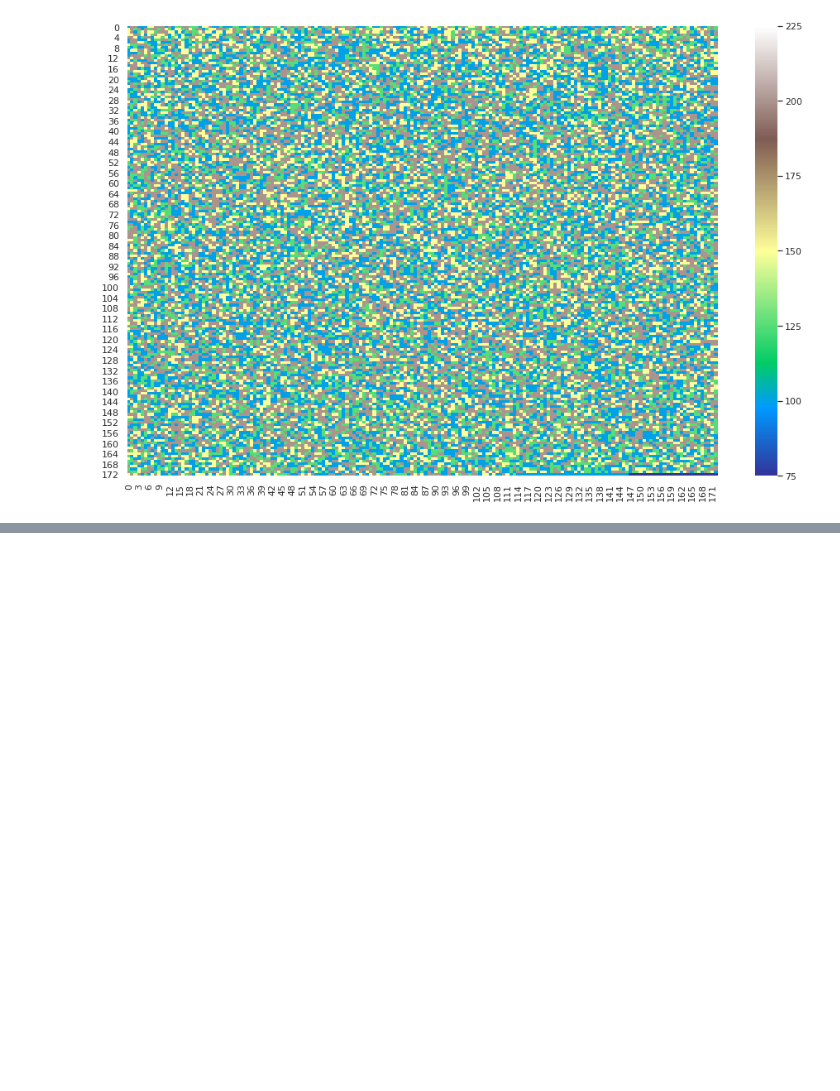
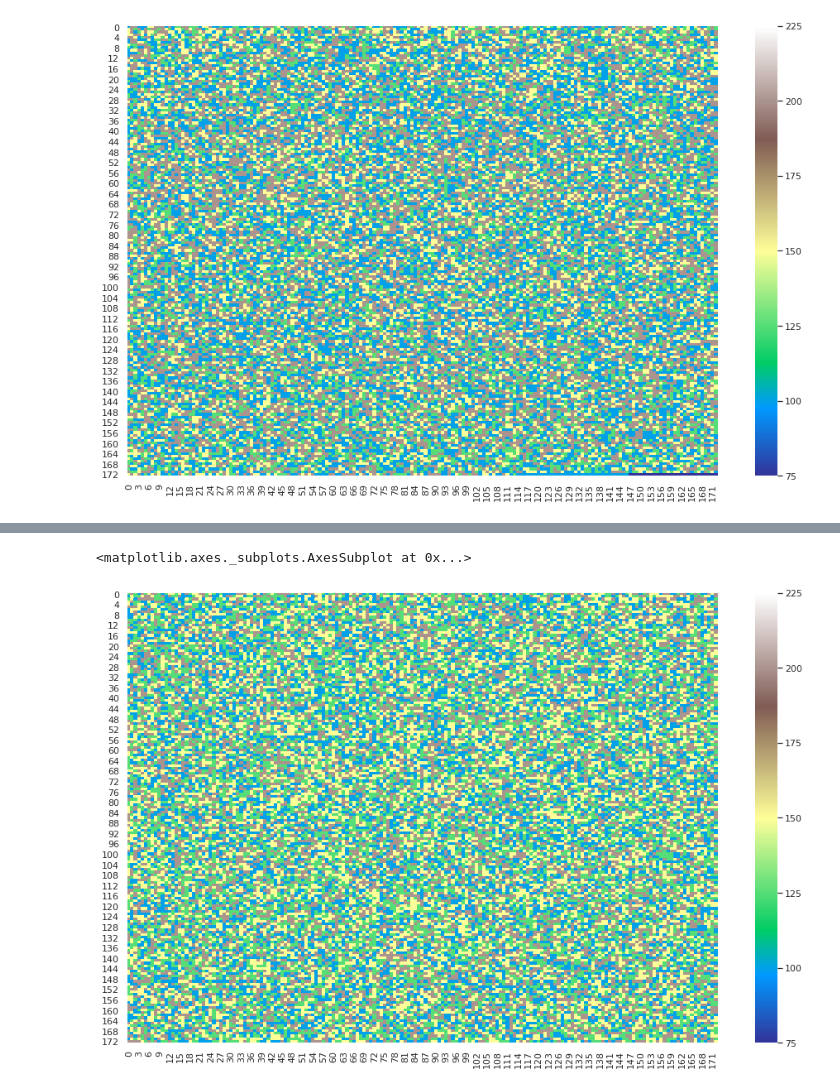
Before and after one commit to ianabc/cov19, a Jupyter notebook: Covid19.ipynb, the cells around one changed output, grey strips where cells are left out. Cells and saved outputs as stored; diff of their text form; code cells hidden in the pictures; blank space fills up the shorter version.

Commit message:
More data not necessarily more information
Signed-off-by: Ian Allison <iana@pims.math.ca>

```diff
--- a/Covid19.ipynb
+++ b/Covid19.ipynb
@@ -15,5 +29,5 @@ with open('cov.ascii', 'r') as f:
 # %%
-cov_num = np.array([ord(c) for c in cov_txt])
+covid_num = np.array([ord(c) for c in covid_txt])
 # %%
-nearest_sq = math.ceil(np.sqrt(len(cov_num)))
+nearest_sq = math.ceil(np.sqrt(len(covid_num)))
 # %%
@@ -31,0 +92,6 @@ sns.heatmap(cov_num, vmin=75, vmax=225, cmap='terrain')
+# %%
+random_num = np.random.choice([100, 125, 150, 200], size=(nearest_sq, nearest_sq))
+sns.heatmap(random_num, vmin=75, vmax=225, cmap='terrain')
+# %% [output]
+<matplotlib.axes._subplots.AxesSubplot at 0x...>
+[figure, added]
```
Also changed, not shown: parts of 24 cells of this notebook, 1 other file.
